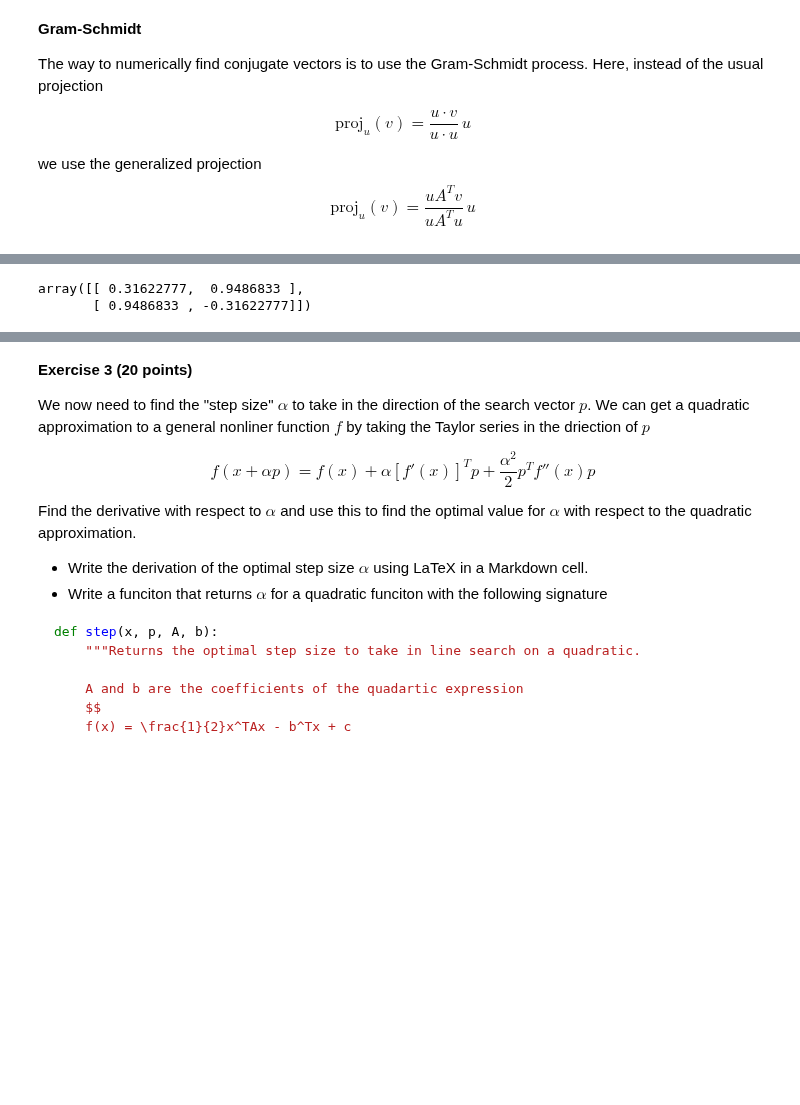
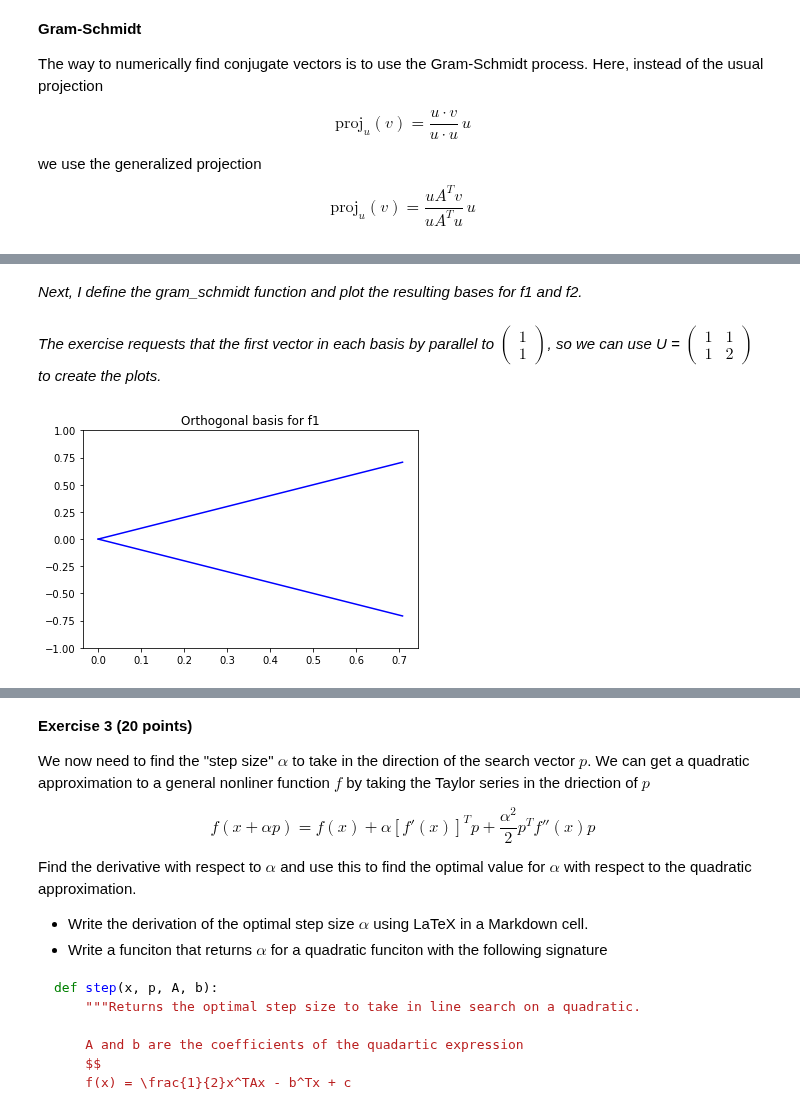
Before and after one commit to robkravec/sta-663-2021, a Jupyter notebook: notebooks/copies/homework/Homework08.ipynb, the cells around one changed output, grey strips where cells are left out. Drawn from its saved outputs; the diff is of its cells as text; code cells hidden in the pictures; blank space fills up the shorter version.

```diff
--- a/notebooks/copies/homework/Homework08.ipynb
+++ b/notebooks/copies/homework/Homework08.ipynb
@@ -175,6 +171,8 @@ def inner_f1(v1, v2):
 def inner_f2(v1, v2):
     """Calculate inner product of input vectors, v1 and v2, for function 2"""
     return v1.T @ np.array([[1, 0], [0, 3]]) @ v2
+# %% [markdown]
+*Next, I define the gram_schmidt function and plot the resulting bases for f1 and f2.*
 # %%
 def gram_schmidt(U, inner):
     """Return an orthogonal matrix.
@@ -194,12 +192,21 @@ def gram_schmidt(U, inner):
         proj_sum = np.zeros(U.shape[0])
         for j in range(i):
             proj_sum += inner(U[:, i], res[:, j]) / inner(res[:, j], res[:, j]) * res[:, j]
-        res[:, i] = U[:, i] - proj_sum
+        res[:, i] = -1 * (U[:, i] - proj_sum) # Multiplying by -1 gives better looking plot in 2D
 
     # Return orthogonal matrix
     return res / np.sqrt(np.sum(res ** 2, axis = 0))
-# %%
-gram_schmidt(U, inner_f1)
-# %% [output]
-array([[ 0.31622777,  0.9486833 ],
-       [ 0.9486833 , -0.31622777]])
+# %% [markdown]
+*The exercise requests that the first vector in each basis by parallel to $\begin{pmatrix} 1 \\ 1 \end{pmatrix}$, so we can use U = $\begin{pmatrix} 1 & 1 \\ 1 & 2 \end{pmatrix}$ to create the plots.*
+# %%
+# Define U
+U = np.array([[1, 1], [1, 2]])
+# %%
+# Plot orthogonal basis for f1
+res1 = gram_schmidt(U, inner_f1)
+plt.plot(*zip(np.zeros_like(res1[:, 0]), res1[:, 0]), 'b-');
+plt.plot(*zip(np.zeros_like(res1[:, 1]), res1[:, 1]), 'b-');
+plt.title('Orthogonal basis for f1');
+plt.ylim((-1, 1));
+# %% [output]
+[figure, added]
```
Also changed, not shown: parts of 11 cells of this notebook.
